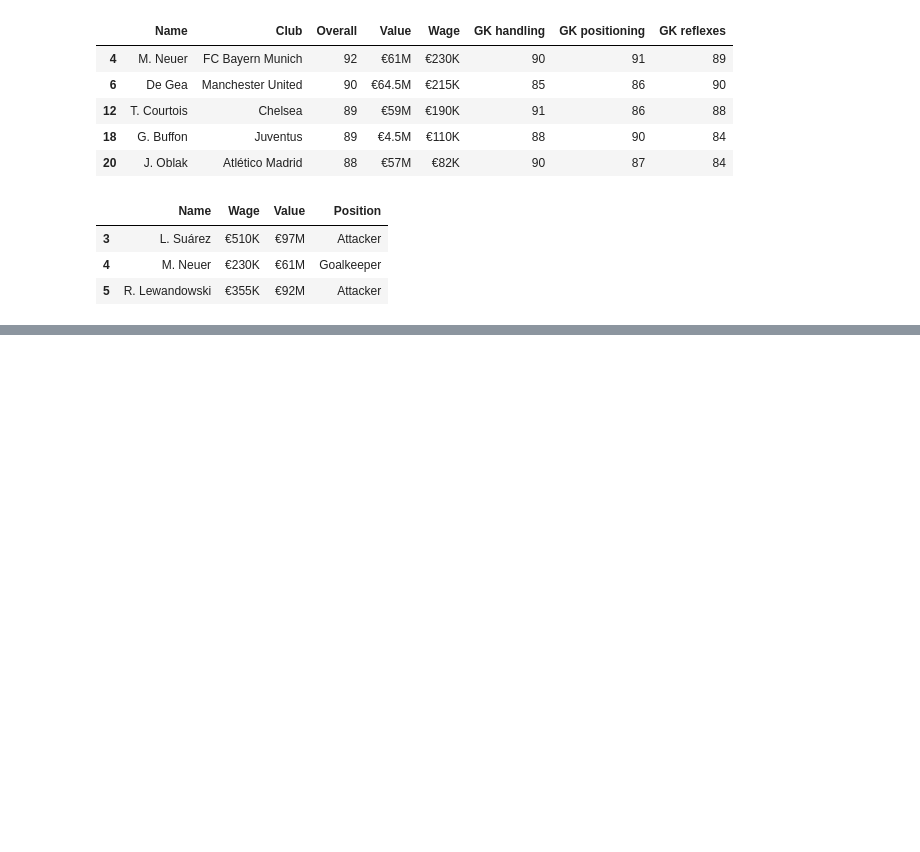
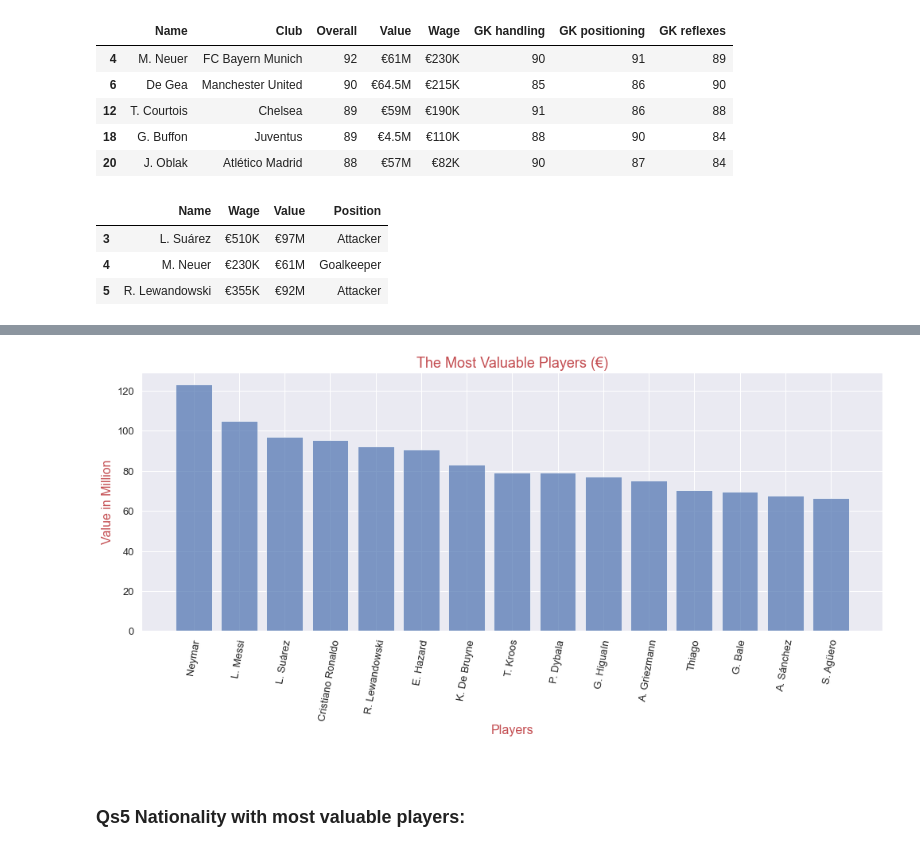
Before and after one commit to chineidu/Football_players, a Jupyter notebook: f_ballers.ipynb, the cells around one changed output, grey strips where cells are left out. Cells and saved outputs as stored; diff of their text form; code cells hidden in the pictures; blank space fills up the shorter version.

```diff
--- a/f_ballers.ipynb
+++ b/f_ballers.ipynb
@@ -312,0 +348,4 @@ df_3 = df_2.copy()
+# %%
+# Most valuable players
+a = df_4.sort_values(by='Value (M)', ascending=False)[['Name', 'Club', 'Wage (K)', 'Value (M)', 'Position']][:15]
+a.head()
@@ -312,0 +359,19 @@ df_3 = df_2.copy()
+# %%
+plt.figure(figsize=(14,7))
+
+plt.bar('Name', 'Value (M)', data=a, alpha=.7)
+plt.xticks(a['Name'], fontsize=13, rotation=80)
+plt.yticks(fontsize=13)
+
+plt.xlabel('Players', fontsize=16, color='r')
+plt.ylabel('Value in Million', fontsize=16, color='r')
+plt.title('The Most Valuable Players (€)', fontsize=18, color='r')
+
+plt.tight_layout()
+plt.show()
+# %% [output]
+[figure, added]
+# %% [markdown]
+<br>
+
+### Qs5  Nationality with most valuable players:
```
Also changed, not shown: parts of 51 cells of this notebook.
